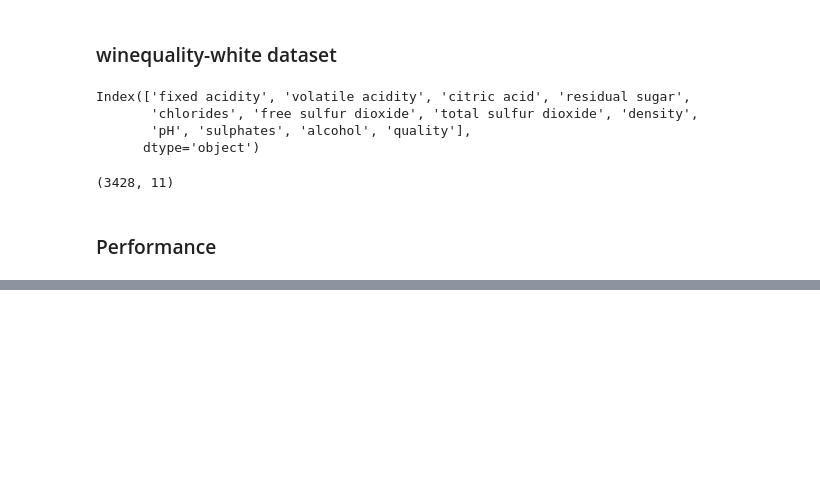
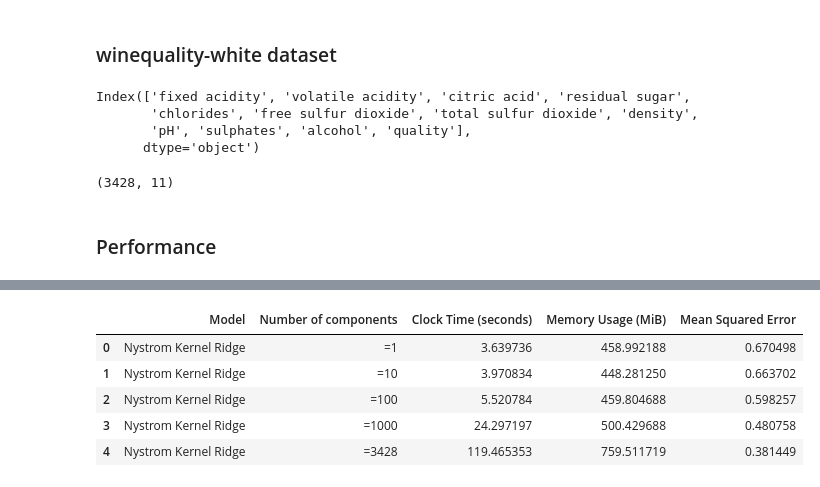
Before and after one commit to nourhez09/Kernel-approximation, a Jupyter notebook: performance_kernel_approximation.ipynb, the cells around one changed output, grey strips where cells are left out. Saved outputs shown, nothing was run; the diff lists cells and outputs as text; code cells hidden in the pictures; blank space fills up the shorter version.

```diff
--- a/performance_kernel_approximation.ipynb
+++ b/performance_kernel_approximation.ipynb
@@ -244,0 +268,13 @@ rff_vs_baseline
+# %%
+def measure_and_store_performance_ridge(model_func, params, param_name="Number of components", model_name = None):
+    results = []
+    for param in params:
+        memory_growth, execution_time, scores = measure_performances(model_func, param)
+        results.append({
+            'Model' : f"{model_name}",
+            f"{param_name}": "=" + str(param),
+            'Clock Time (seconds)': execution_time,
+            'Memory Usage (MiB)': memory_growth,
+            'Mean Squared Error': float(scores)
+        })
+    return pd.DataFrame(results)
@@ -244,0 +353,9 @@ rff_vs_baseline
+# %%
+nystrom_ridge_df
+# %% [output]
+|  | Model | Number of components | Clock Time (seconds) | Memory Usage (MiB) | Mean Squared Error |
+| 0 | Nystrom Kernel Ridge | =1 | 3.639736 | 458.992188 | 0.670498 |
+| 1 | Nystrom Kernel Ridge | =10 | 3.970834 | 448.281250 | 0.663702 |
+| 2 | Nystrom Kernel Ridge | =100 | 5.520784 | 459.804688 | 0.598257 |
+| 3 | Nystrom Kernel Ridge | =1000 | 24.297197 | 500.429688 | 0.480758 |
+| 4 | Nystrom Kernel Ridge | =3428 | 119.465353 | 759.511719 | 0.381449 |
```
Also changed, not shown: parts of 23 cells of this notebook, 1 other file.
